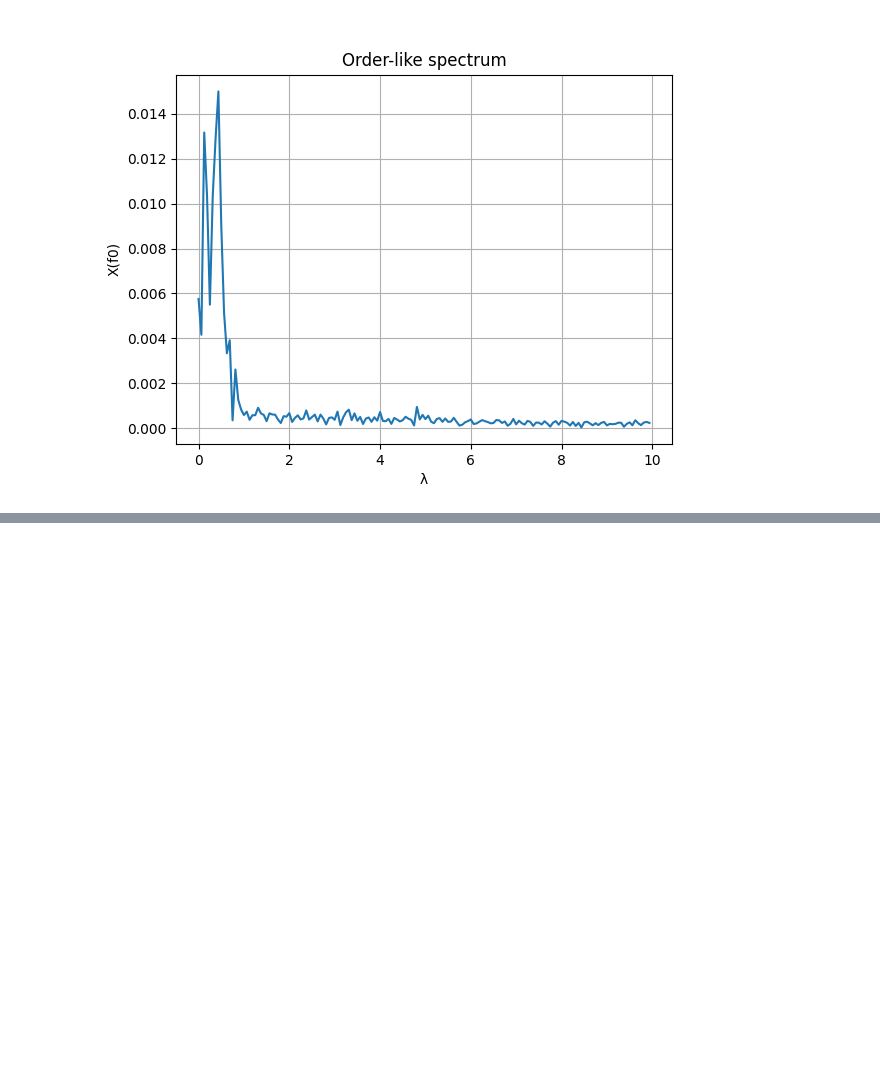
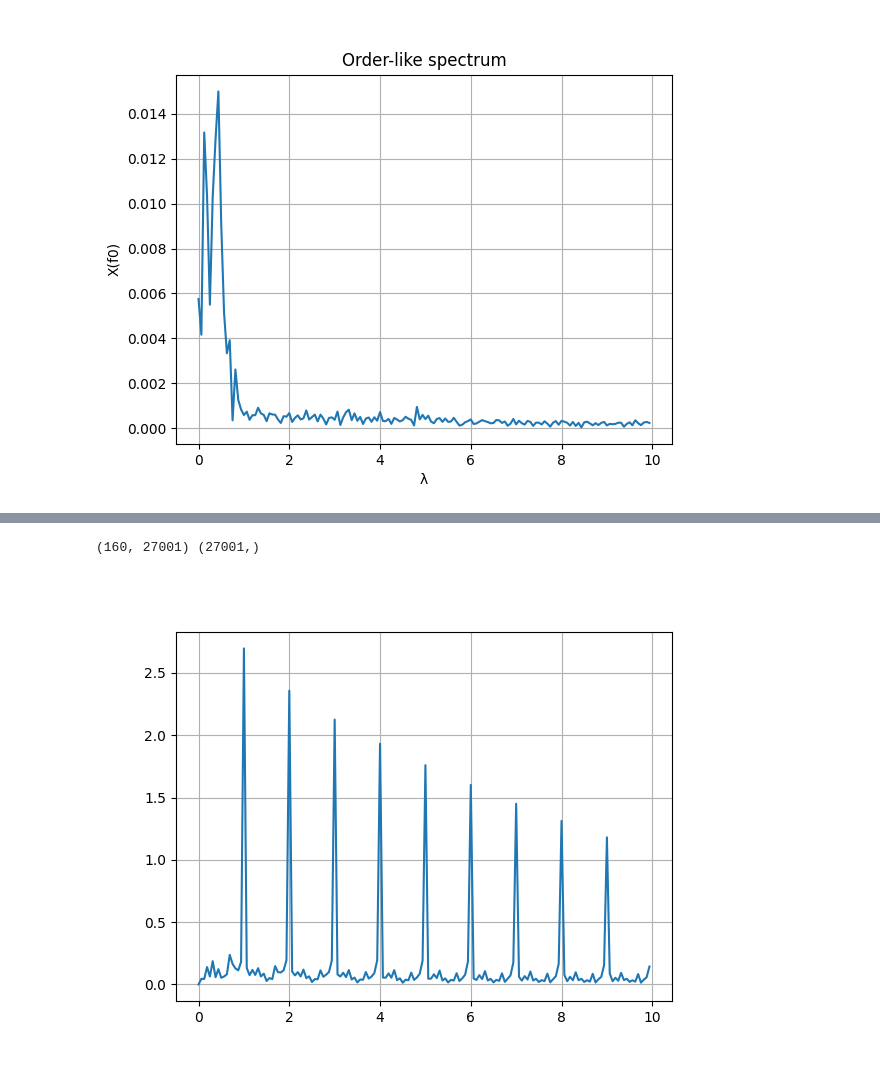
Before and after one commit to androdl96/FlatWheels, a Jupyter notebook: FlatWheels1.ipynb, the cells around one changed output, grey strips where cells are left out. Drawn from its saved outputs; the diff is of its cells as text; code cells hidden in the pictures; blank space fills up the shorter version.

```diff
--- a/FlatWheels1.ipynb
+++ b/FlatWheels1.ipynb
@@ -337,0 +376,25 @@ plt.show()
+# %%
+v_var=20e3*np.ones((N,))
+r=0.46
+fr_var=v_var/(3600*2*np.pi*r)
+f_fail=fr_var.copy()
+# %%
+G=np.zeros((K,N),dtype=np.complex128)
+for k in range(K):
+    G[k,:]=np.exp(-1j*2*np.pi*D_lambda*k*Ts*np.cumsum(f_fail))
+
+Sx_flax_env=Sx_flax_env-np.mean(Sx_flax_env)
+Sx_env_analytic=signal.hilbert(Sx_flax_env)
+print(G.shape, Sx_env_analytic.shape)
+
+X_lambda = (1/N)*np.dot(G, Sx_env_analytic)
+# %% [output]
+(160, 27001) (27001,)
+# %%
+plt.close('all')
+%matplotlib widget
+
+plt.plot(λs,np.abs(X_lambda))
+plt.grid(True)
+# %% [output]
+[figure, added]
```
Also changed, not shown: parts of 8 cells of this notebook.
